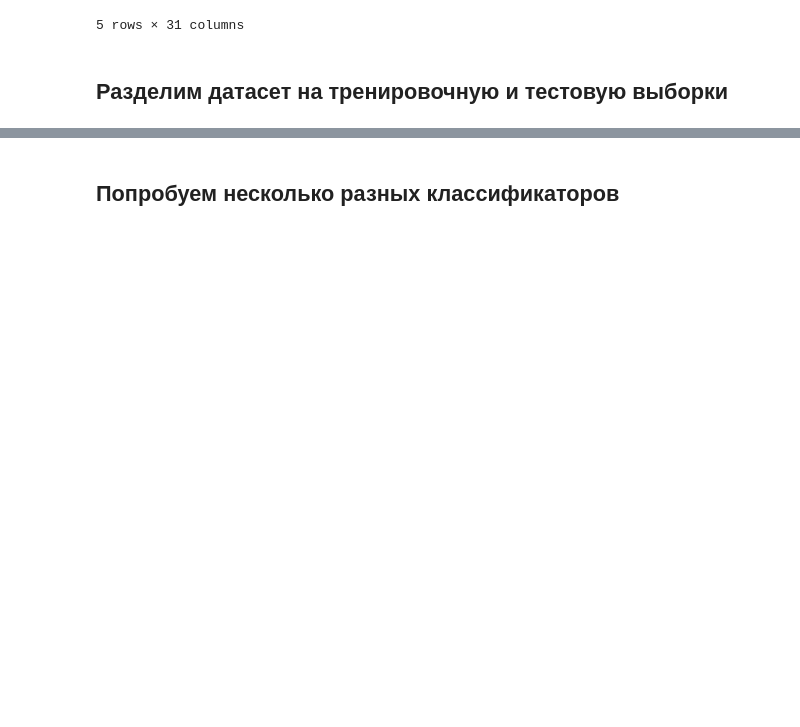
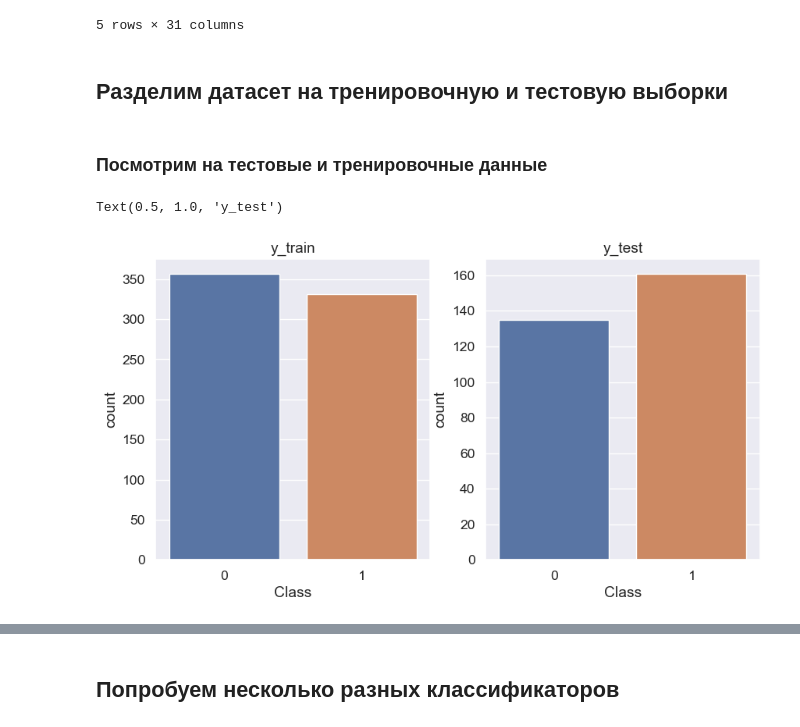
Before and after one commit to Ekzz0/FraudulentTransactionsClassification, a Jupyter notebook: transaction_classification.ipynb, the cells around one changed output, grey strips where cells are left out. Cells and saved outputs as stored; diff of their text form; code cells hidden in the pictures; blank space fills up the shorter version.

```diff
--- a/transaction_classification.ipynb
+++ b/transaction_classification.ipynb
@@ -107,3 +107,14 @@ X.drop(columns='Amount', inplace=True)  # Удалим Amount (было выяс
 ## Разделим датасет на тренировочную и тестовую выборки
 # %%
 X_train, X_test, y_train, y_test = train_test_split(X, y, test_size = 0.3, random_state = 42)
+# %% [markdown]
+### Посмотрим на тестовые и тренировочные данные
+# %%
+fig, ax = plt.subplots(nrows=1, ncols=2, figsize=(10, 5))
+sns.countplot(pd.DataFrame(y_train), x='Class', ax=ax[0])
+sns.countplot(pd.DataFrame(y_test), x='Class', ax=ax[1])
+ax[0].set_title('y_train')
+ax[1].set_title('y_test')
+# %% [output]
+Text(0.5, 1.0, 'y_test')
+[figure, added]
```
Also changed, not shown: parts of 11 cells of this notebook, 1 other file.
